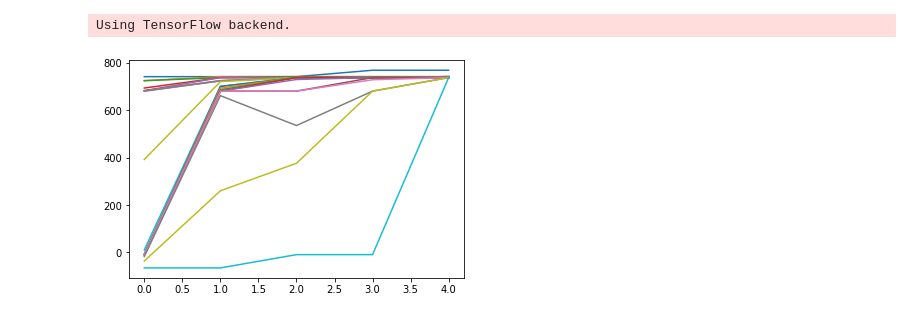
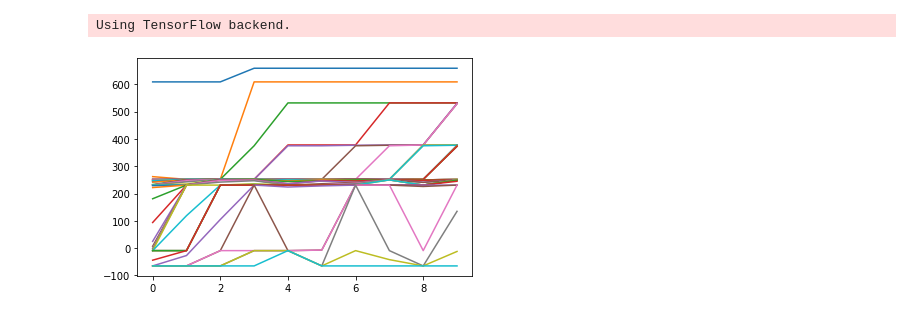
Before and after one commit to arthurnalves/eyenes, a Jupyter notebook: notebooks/evo_agent.ipynb, the cells around one changed output. Saved outputs shown, nothing was run; the diff lists cells and outputs as text; code cells hidden in the pictures.

```diff
--- a/notebooks/evo_agent.ipynb
+++ b/notebooks/evo_agent.ipynb
@@ -26,8 +26,7 @@ class Generation:
     new_ID = None
     rc = None
 
-
-    def __init__(self, size, num_survivors, freq = .25, intensity = .25, wait = 10):
+    def __init__(self, size, num_survivors, freq = .1, intensity = .25, wait = 10):
         self.size = size
         self.num_survivors = num_survivors
         self.agents = []
@@ -37,7 +36,7 @@ class Generation:
 
         time.sleep(wait)
         for ID in range(self.size):
-            self.agents.append(Agent(ID = ID, freq = freq, intensity = intensity))
+            self.agents.append(Agent(ID = ID, freq = freq, intensity = intensity, fps = 5))
         self.new_ID = ID + 1
 
         self.rc = ipp.Client()
@@ -77,7 +76,6 @@ class Generation:
         self.agents[child_pos].copy_model(self.agents[parent_pos], new_ID = self.new_ID)
         self.new_ID += 1
         self.agents[child_pos].mutate()
-        self.agents[child_pos].total_reward = None
 
     def parallel_run(self, max_steps = 500):
         dview = self.rc[:]
@@ -125,10 +123,10 @@ class Generation:
 # %% [output]
 Using TensorFlow backend.
 # %%
-generation = Generation(size = 20, num_survivors = 4, wait = 20)
+generation = Generation(size = 40, num_survivors = 8, wait = 20, freq = 1, intensity = .2)
 # %%
-for i in range(100):
-    generation.evolution_step(max_steps = (i//10 + 1)*100, chronometer = True, plot = True)
+for i in range(10):
+    generation.evolution_step(max_steps = 1000, chronometer = True, plot = True)
 # %% [output]
-[figure, old version]
+[figure, new version]
 # %%
```
Also changed, not shown: parts of 2 cells of this notebook, 4 other files.
